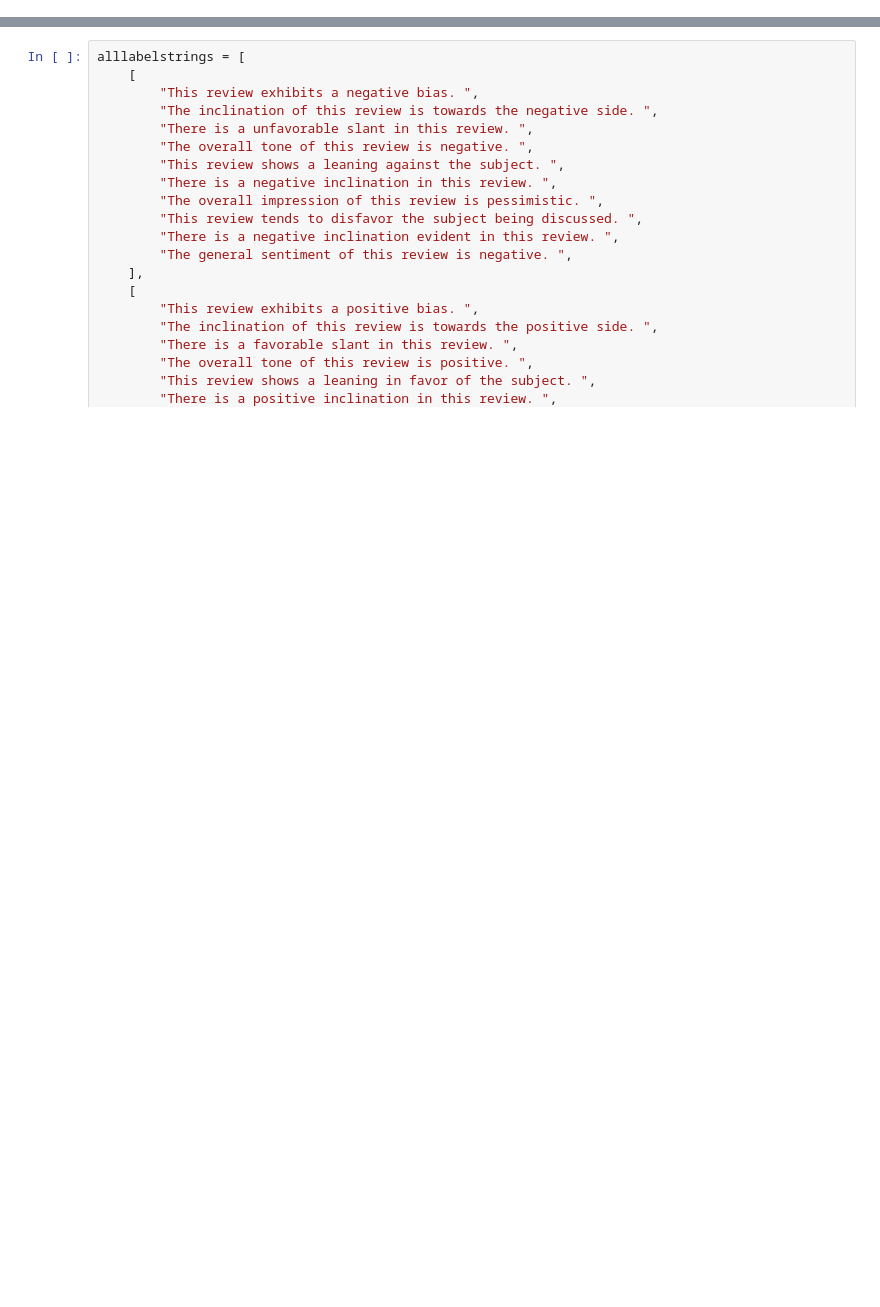
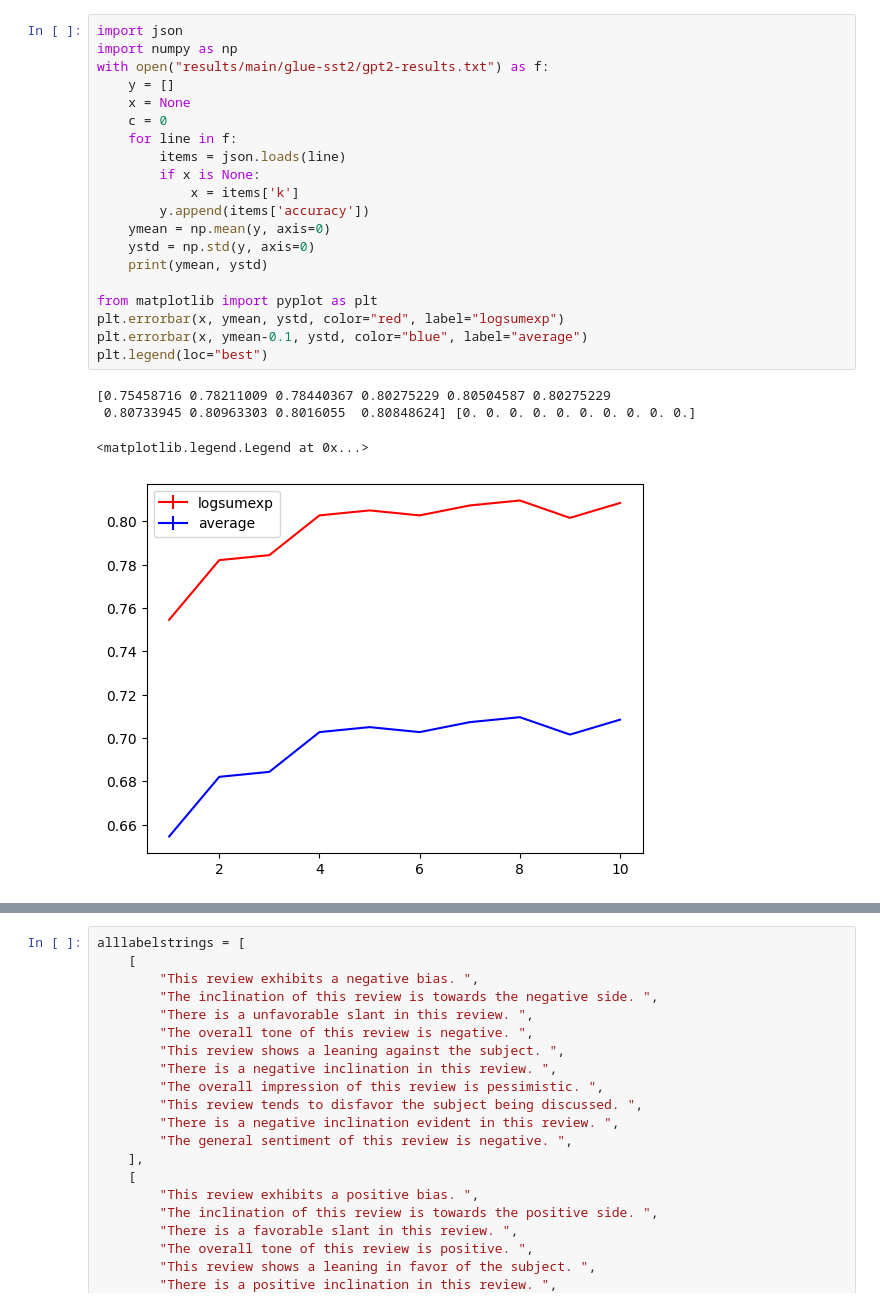
Before and after one commit to Sachin19/generative-classification, a Jupyter notebook: hv-gen-class-testing.ipynb, the cells around one changed output, grey strips where cells are left out. Drawn from its saved outputs; the diff is of its cells as text; blank space fills up the shorter version.

Commit message:
added plot, and debugging script

```diff
--- a/hv-gen-class-testing.ipynb
+++ b/hv-gen-class-testing.ipynb
@@ -85,0 +118,25 @@ class DataCollatorForGenerativeClassification:
+# %%
+import json
+import numpy as np
+with open("results/main/glue-sst2/gpt2-results.txt") as f:
+    y = []
+    x = None
+    c = 0
+    for line in f:
+        items = json.loads(line)
+        if x is None:
+            x = items['k']
+        y.append(items['accuracy'])
+    ymean = np.mean(y, axis=0)
+    ystd = np.std(y, axis=0)
+    print(ymean, ystd)
+
+from matplotlib import pyplot as plt
+plt.errorbar(x, ymean, ystd, color="red", label="logsumexp")
+plt.errorbar(x, ymean-0.1, ystd, color="blue", label="average")
+plt.legend(loc="best")
+# %% [output]
+[0.75458716 0.78211009 0.78440367 0.80275229 0.80504587 0.80275229
+ 0.80733945 0.80963303 0.8016055  0.80848624] [0. 0. 0. 0. 0. 0. 0. 0. 0. 0.]
+<matplotlib.legend.Legend at 0x...>
+[figure, added]
```
Also changed, not shown: parts of 26 cells of this notebook, 7 other files.
